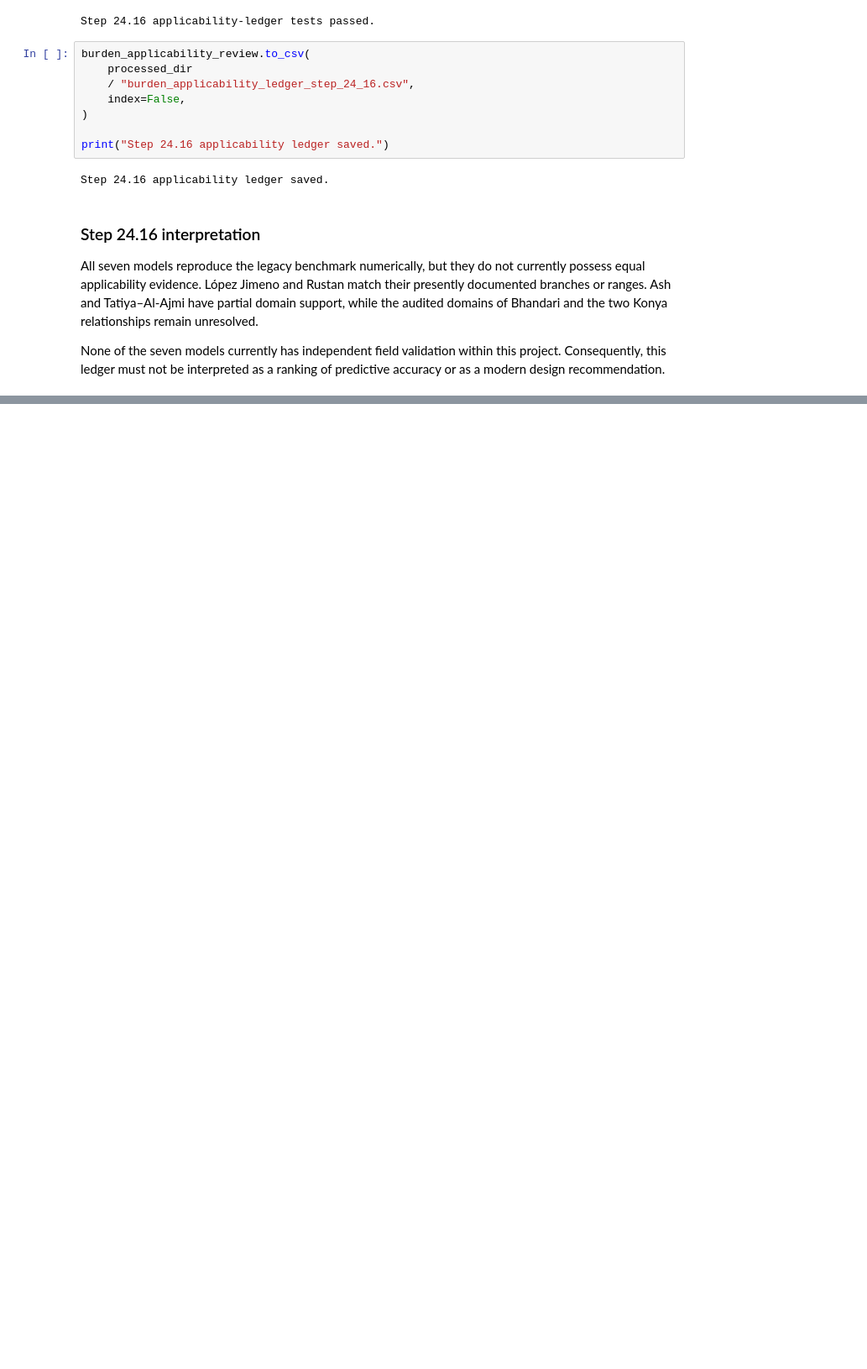
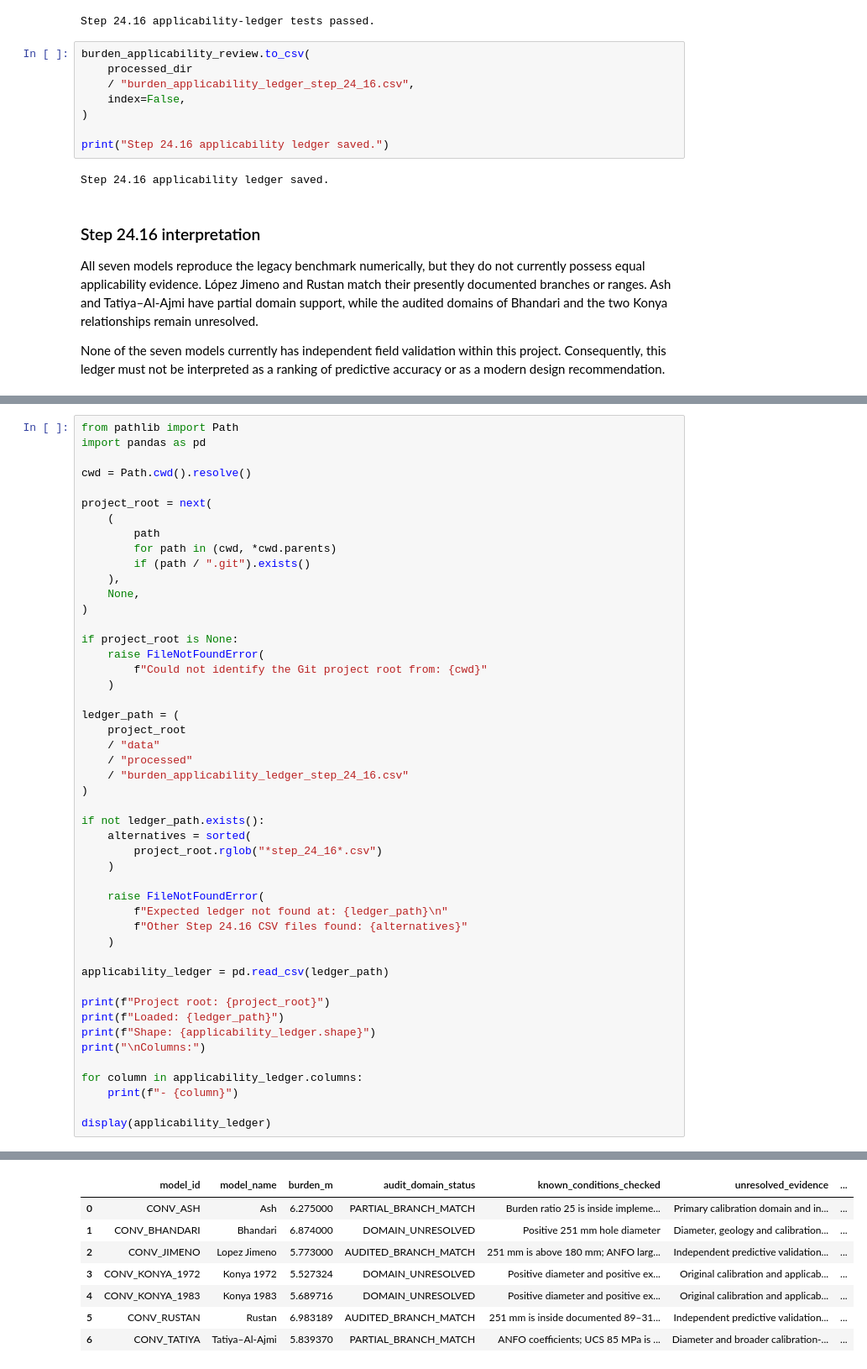
Before and after one commit to mehregan1001/BlastDesign-AI, a Jupyter notebook: notebooks/02_blastdesign_model_audit.ipynb, the cells around one changed output, grey strips where cells are left out. Shown at 84% size. Saved outputs shown, nothing was run; the diff lists cells and outputs as text; blank space fills up the shorter version.

```diff
--- a/notebooks/02_blastdesign_model_audit.ipynb
+++ b/notebooks/02_blastdesign_model_audit.ipynb
@@ -1518,0 +1525,49 @@ predictive accuracy or as a modern design recommendation.
+# %%
+from pathlib import Path
+import pandas as pd
+
+cwd = Path.cwd().resolve()
+
+project_root = next(
+    (
+        path
+        for path in (cwd, *cwd.parents)
+        if (path / ".git").exists()
+    ),
+    None,
+)
+
+if project_root is None:
+    raise FileNotFoundError(
+        f"Could not identify the Git project root from: {cwd}"
+    )
+
+ledger_path = (
+    project_root
+    / "data"
+    / "processed"
+    / "burden_applicability_ledger_step_24_16.csv"
+)
+
+if not ledger_path.exists():
+    alternatives = sorted(
+        project_root.rglob("*step_24_16*.csv")
+    )
+
+    raise FileNotFoundError(
+        f"Expected ledger not found at: {ledger_path}\n"
+        f"Other Step 24.16 CSV files found: {alternatives}"
+    )
+
+applicability_ledger = pd.read_csv(ledger_path)
+
+print(f"Project root: {project_root}")
+print(f"Loaded: {ledger_path}")
+print(f"Shape: {applicability_ledger.shape}")
+print("\nColumns:")
+
+for column in applicability_ledger.columns:
+    print(f"- {column}")
+
+display(applicability_ledger)
+# %% [output]
@@ -1518,0 +1586,8 @@ predictive accuracy or as a modern design recommendation.
+|  | model_id | model_name | burden_m | audit_domain_status | known_conditions_checked | unresolved_evidence | ... |
+| 0 | CONV_ASH | Ash | 6.275000 | PARTIAL_BRANCH_MATCH | Burden ratio 25 is inside impleme... | Primary calibration domain and in... | ... |
+| 1 | CONV_BHANDARI | Bhandari | 6.874000 | DOMAIN_UNRESOLVED | Positive 251 mm hole diameter | Diameter, geology and calibration... | ... |
+| 2 | CONV_JIMENO | Lopez Jimeno | 5.773000 | AUDITED_BRANCH_MATCH | 251 mm is above 180 mm; ANFO larg... | Independent predictive validation... | ... |
+| 3 | CONV_KONYA_1972 | Konya 1972 | 5.527324 | DOMAIN_UNRESOLVED | Positive diameter and positive ex... | Original calibration and applicab... | ... |
+| 4 | CONV_KONYA_1983 | Konya 1983 | 5.689716 | DOMAIN_UNRESOLVED | Positive diameter and positive ex... | Original calibration and applicab... | ... |
+| 5 | CONV_RUSTAN | Rustan | 6.983189 | AUDITED_BRANCH_MATCH | 251 mm is inside documented 89–31... | Independent predictive validation... | ... |
+| 6 | CONV_TATIYA | Tatiya–Al-Ajmi | 5.839370 | PARTIAL_BRANCH_MATCH | ANFO coefficients; UCS 85 MPa is ... | Diameter and broader calibration-... | ... |
```
Also changed, not shown: parts of 5 cells of this notebook, 1 other file.
